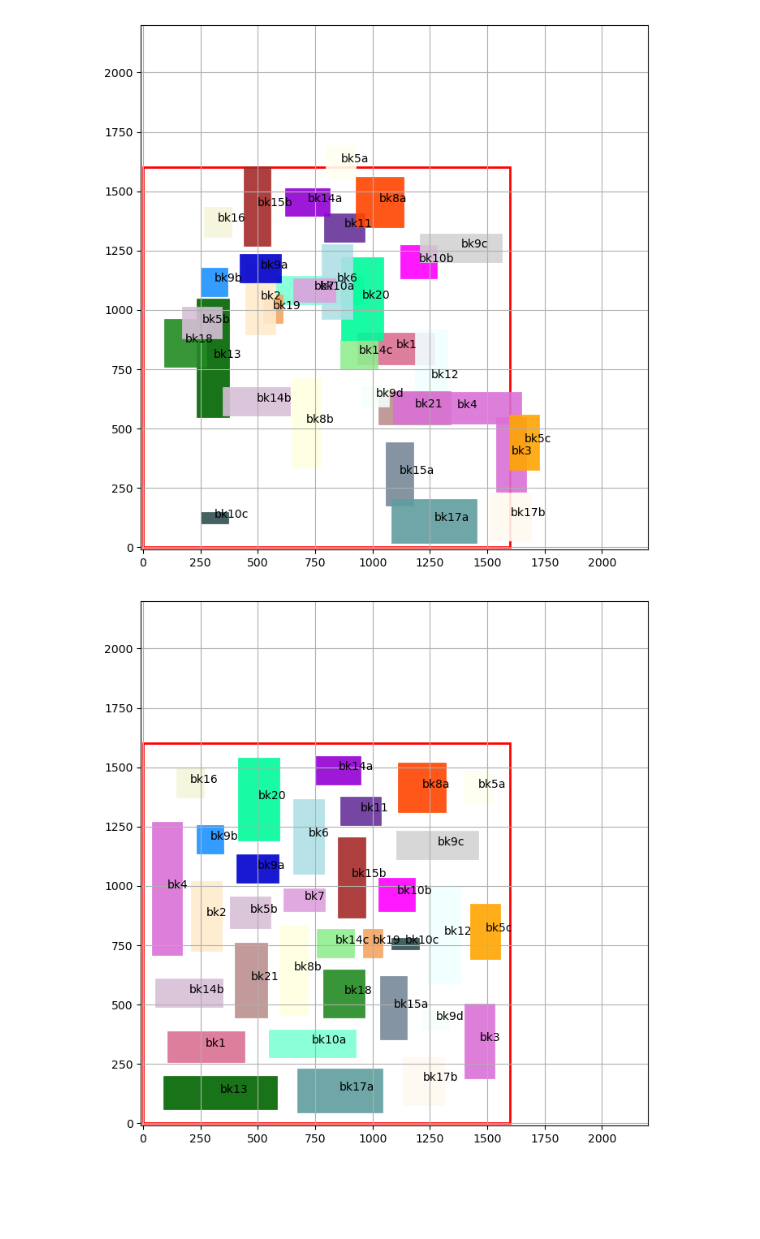
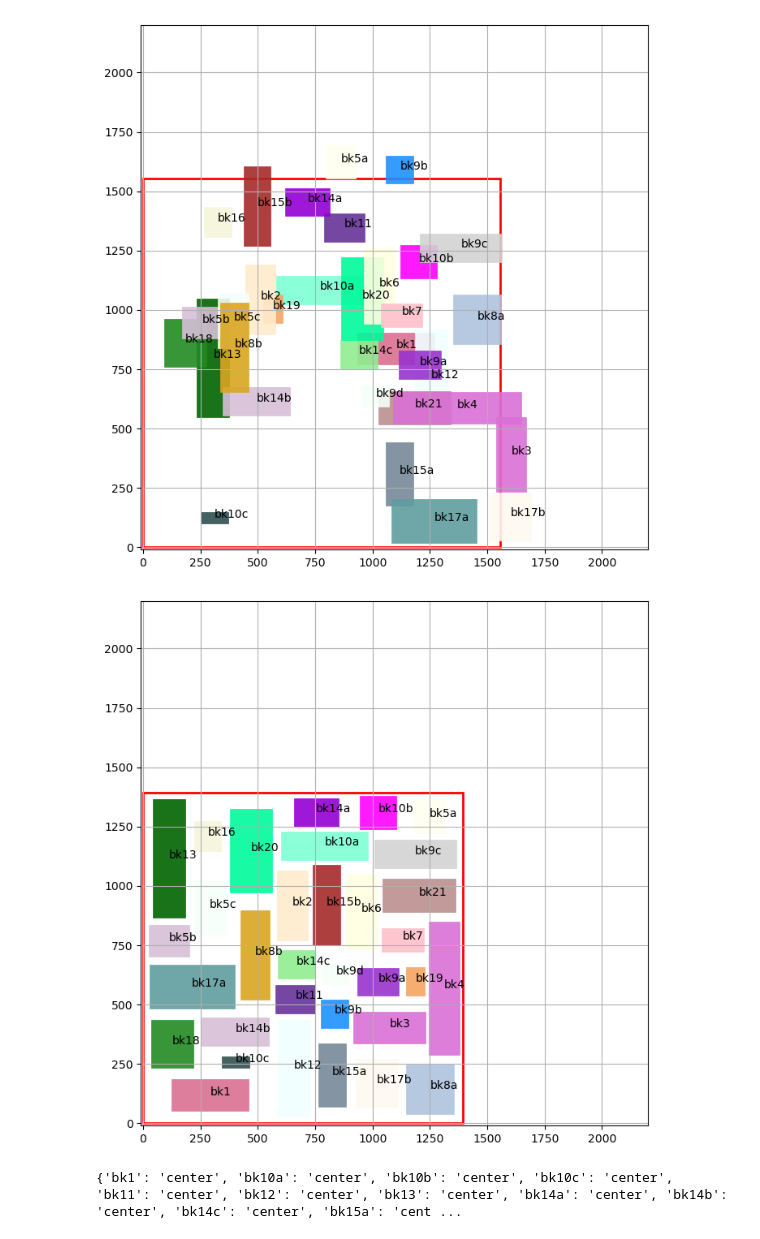
Before and after one commit to TiMo3654/abf, a Jupyter notebook: yal_read_test.ipynb, the cells around one changed output. Cells and saved outputs as stored; diff of their text form; code cells hidden in the pictures; blank space fills up the shorter version.

```diff
--- a/yal_read_test.ipynb
+++ b/yal_read_test.ipynb
@@ -17,10 +17,10 @@ participants = yal.util.as_participants(modules)
 # %%
 layout_zone = {"xmin"   : 0,
                "ymin"   : 0,
-               "width"  : 1600,
-               "height" : 1600}
+               "width"  : 1555,
+               "height" : 1555}
 
-conciliation_quota  = 1
+conciliation_quota  = 0.5
 
 critical_amount     = 100
 
@@ -28,31 +28,39 @@ p   = random_place_mcnc(participants, layout_zone, 666)
 
 a = plot_participants(layout_zone, p, 2200, 2200)
 # %% [output]
-[figure, old version]
+[figure, new version]
 # %%
 participants            = determine_initial_conditions(p, layout_zone, conciliation_quota, critical_amount)
 # %%
-
 while True:
 
     participants    = one_round_of_interaction(participants, layout_zone, 'interference', conciliation_quota, critical_amount)
 
     plot_participants(layout_zone, participants, 2200, 2200)
 
     last_moves = {key : value['last-move'] for key,value in participants.items()}
 
     moves = list(last_moves.values())
 
-    #print(last_moves)
+    print(last_moves)
 
-    if moves.count('linger') == len(participants):
-        layout_zone         = scale_layout_zone(layout_zone, 0.99)
+    if moves.count('center') == len(participants):
 
-        participants        = reset_after_tightening(participants)
+        ds = calculate_dead_space(participants, layout_zone)
 
-    if layout_zone['width'] < 1500:
-        break
+        print('Current deadspace : ' + str(ds) + ' %')
+
+        if ds < 10:
+            break
+
+        else:
+            layout_zone         = scale_layout_zone(layout_zone, 0.99)
+
+            participants        = reset_after_tightening(participants)
+
+
 
     # Minimum distance to large!
 # %% [output]
-[figure, old version]
+[figure, new version]
+{'bk1': 'center', 'bk10a': 'center', 'bk10b': 'center', 'bk10c': 'center', 'bk11': 'center', 'bk12': 'center', 'bk13': 'center', 'bk14a': 'center', 'bk14b': 'center', 'bk14c': 'center', 'bk15a': 'cent ...
```
Also changed, not shown: 2 other files.
